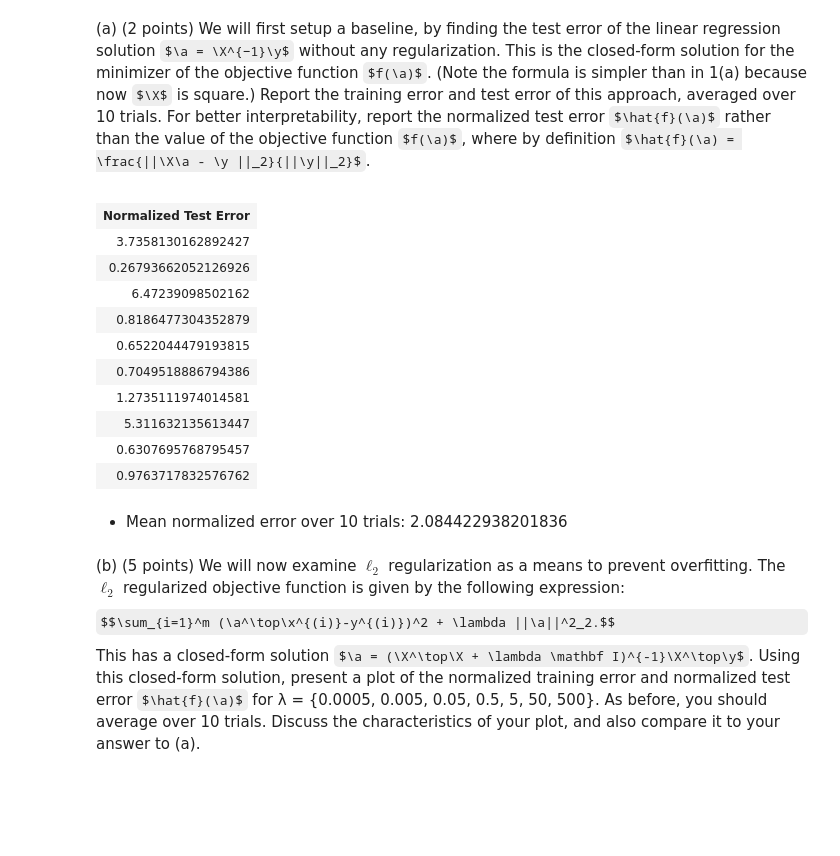
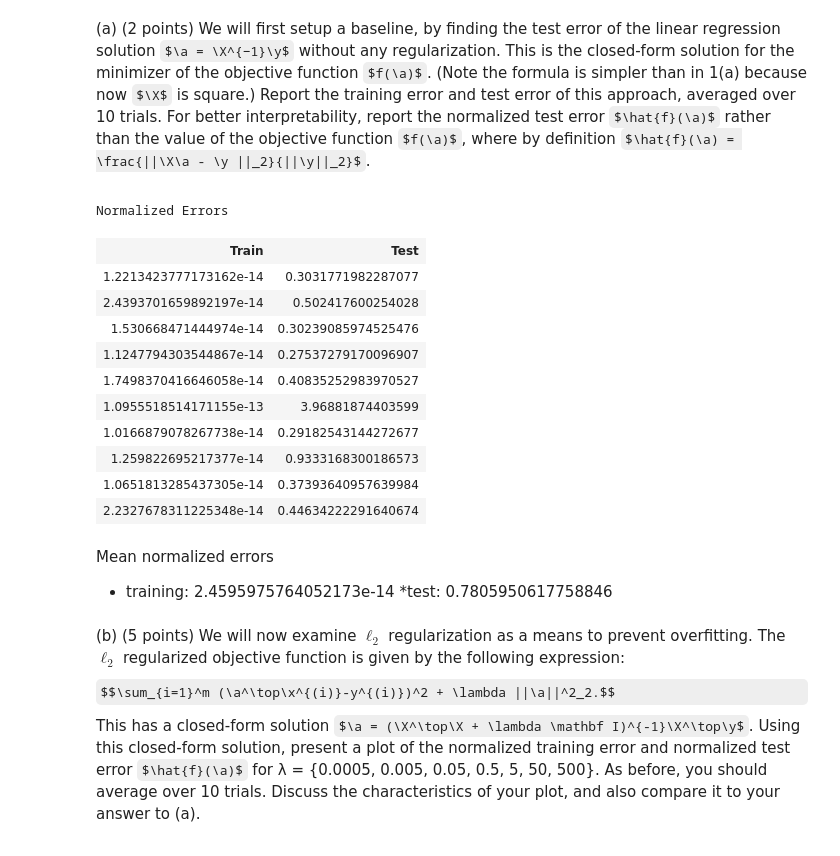
Before and after one commit to garfieldnate/Stanford-CS-168_Modern_Algorithmic_Toolbox, a Jupyter notebook: cs168/notebooks/mini_project_3.ipynb, the cells around one changed output. Saved outputs shown, nothing was run; the diff lists cells and outputs as text; code cells hidden in the pictures; some formulas as TeX source; blank space fills up the shorter version.

```diff
--- a/cs168/notebooks/mini_project_3.ipynb
+++ b/cs168/notebooks/mini_project_3.ipynb
@@ -354,40 +370,44 @@ PART2_X_TRAIN, PART2_X_TEST, PART2_Y_TRAIN, PART2_Y_TEST = get_part2_data()
 # %%
 def least_squares_regression_square_closed_form(X, y):
     # X must be square
     assert X.shape[0] == X.shape[1]
     a = np.linalg.inv(X) @ y
     assert a.shape == (X.shape[0], 1)
     return a
 
-def normalized_test_error(a, X, y):
-    denominator = np.linalg.norm(X @ a - y)
+def normalized_test_error(a, X_test, y):
+    denominator = np.linalg.norm(X_test @ a - y)
     numerator = np.linalg.norm(y)
     return (denominator/numerator).item()
 
 def _run_least_squares_experiment(trials=10):
-    errors = []
+    train_errors = []
+    test_errors = []
     for i in range(trials):
         X_train, X_test, y_train, y_test = get_part2_data()
         a = least_squares_regression_square_closed_form(X_train, y_train)
-        error = normalized_test_error(a, X_test, y_test)
-        errors.append([error])
-    display_table(errors, "", ["Normalized Test Error"])
-    markdown(f"* Mean normalized error over {trials} trials: {np.mean(errors)}")
+        train_errors.append(normalized_test_error(a, X_train, y_train))
+        test_errors.append(normalized_test_error(a, X_test, y_test))
+    display_table(zip(train_errors, test_errors), "Normalized Errors", ["Train", "Test"])
+    markdown(f"Mean normalized errors\n* training: {np.mean(train_errors)}\n*test: {np.mean(test_errors)}")
 
 _run_least_squares_experiment()
 # %% [output]
+Normalized Errors
-| Normalized Test Error |
-| 3.7358130162892427 |
-| 0.26793662052126926 |
-| 6.47239098502162 |
-| 0.8186477304352879 |
-| 0.6522044479193815 |
-| 0.7049518886794386 |
-| 1.2735111974014581 |
-| 5.311632135613447 |
-| 0.6307695768795457 |
-| 0.9763717832576762 |
+| Train | Test |
+| 1.2213423777173162e-14 | 0.3031771982287077 |
+| 2.4393701659892197e-14 | 0.502417600254028 |
+| 1.530668471444974e-14 | 0.30239085974525476 |
+| 1.1247794303544867e-14 | 0.27537279170096907 |
+| 1.7498370416646058e-14 | 0.40835252983970527 |
+| 1.0955518514171155e-13 | 3.96881874403599 |
+| 1.0166879078267738e-14 | 0.29182543144272677 |
+| 1.259822695217377e-14 | 0.9333168300186573 |
+| 1.0651813285437305e-14 | 0.37393640957639984 |
+| 2.2327678311225348e-14 | 0.44634222291640674 |
-* Mean normalized error over 10 trials: 2.084422938201836
+Mean normalized errors
+* training: 2.4595975764052173e-14
+*test: 0.7805950617758846
 # %% [markdown]
 <div class="custom-assignment-text">
 
```
Also changed, not shown: parts of 9 cells of this notebook.
